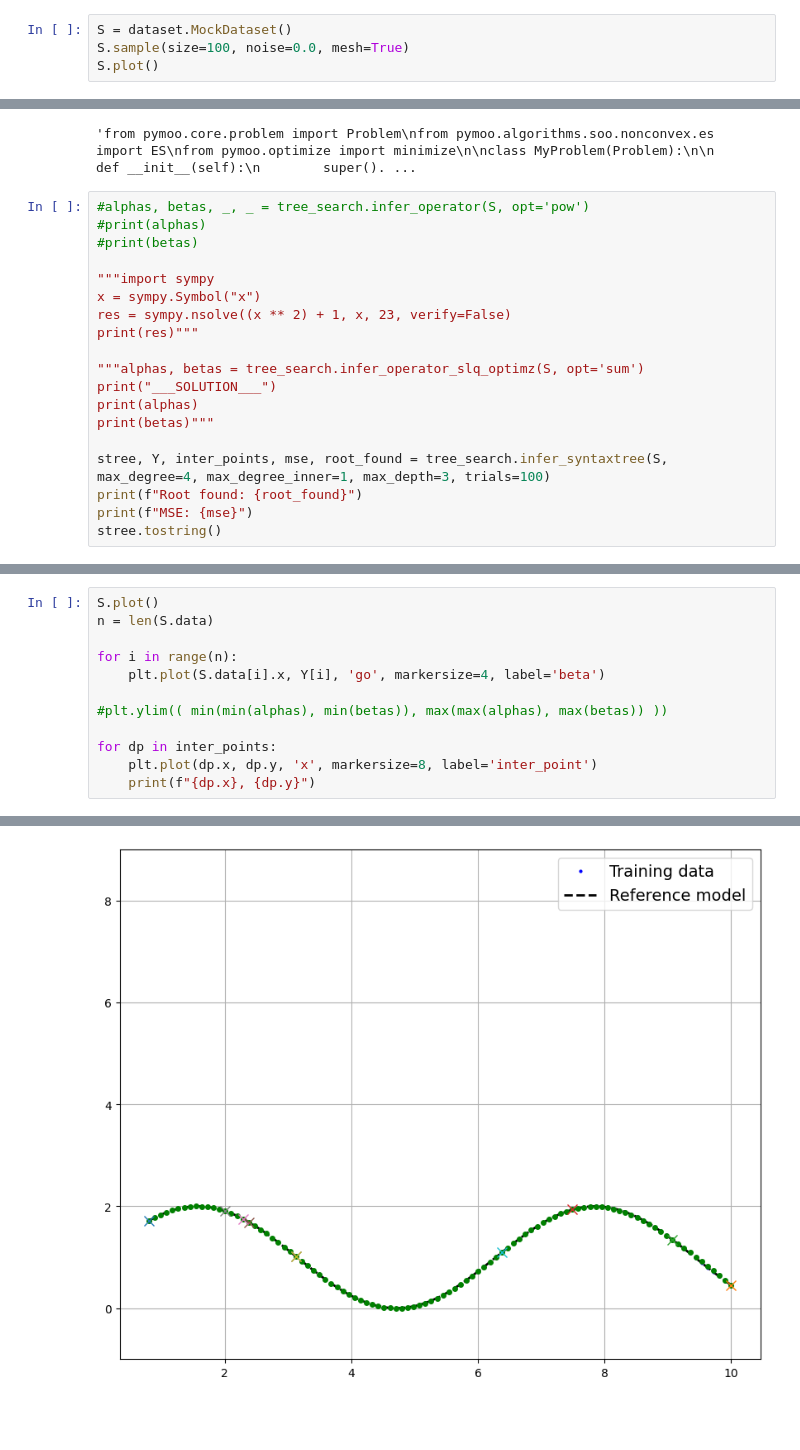
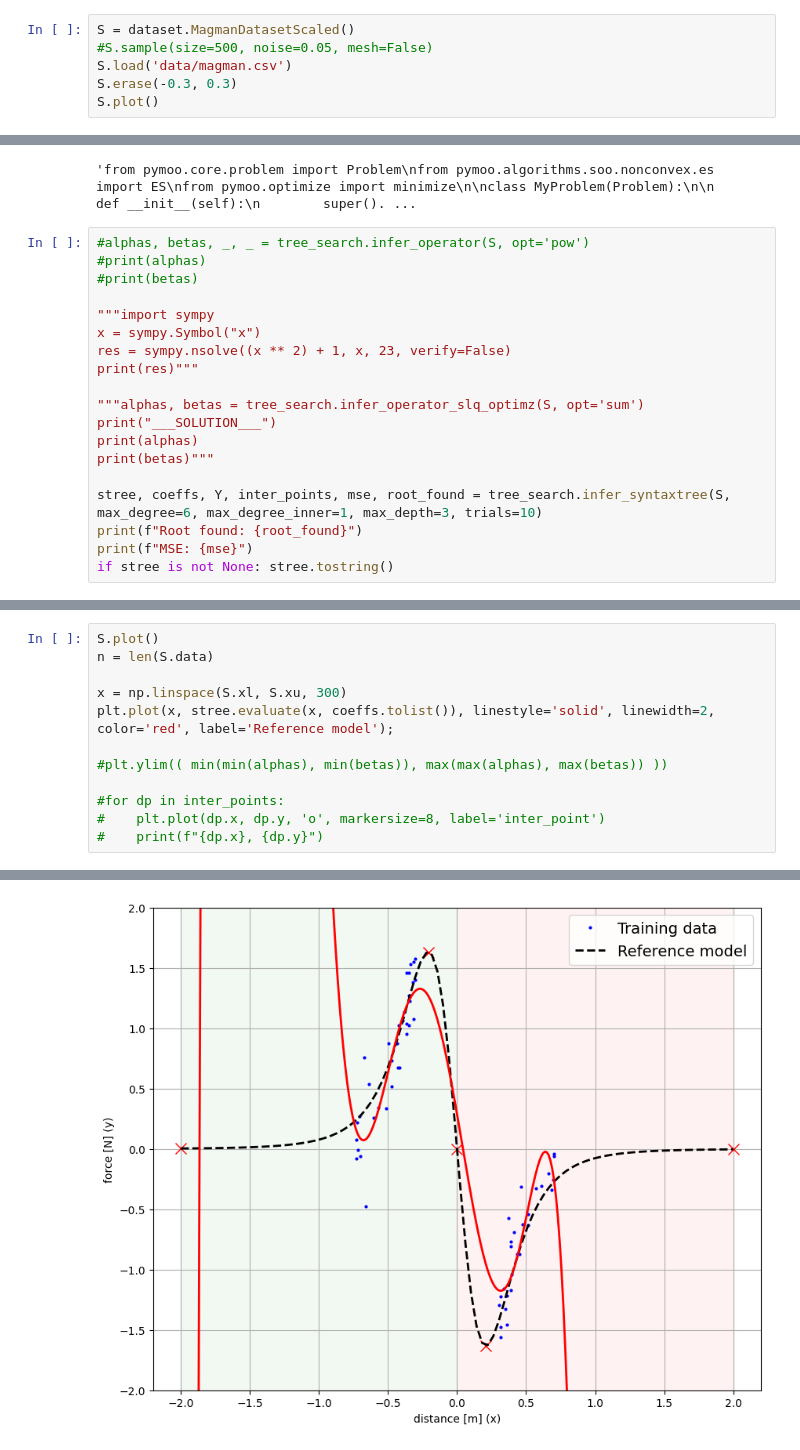
Before and after one commit to AgostinoRizzo/genpro, a Jupyter notebook: tree-search.ipynb, the cells around one changed output, grey strips where cells are left out. Drawn from its saved outputs; the diff is of its cells as text; blank space fills up the shorter version.

Commit message:
Add data fitting in tree search.

```diff
--- a/tree-search.ipynb
+++ b/tree-search.ipynb
@@ -5,7 +6,9 @@ import tree_search
 import sympy
 sympy.init_printing()
 # %%
-S = dataset.MockDataset()
-S.sample(size=100, noise=0.0, mesh=True)
+S = dataset.MagmanDatasetScaled()
+#S.sample(size=500, noise=0.05, mesh=False)
+S.load('data/magman.csv')
+S.erase(-0.3, 0.3)
 S.plot()
 # %% [output]
@@ -66,8 +66,8 @@ print("___SOLUTION___")
 print(alphas)
 print(betas)"""
 
-stree, Y, inter_points, mse, root_found = tree_search.infer_syntaxtree(S, max_degree=4, max_degree_inner=1, max_depth=3, trials=100)
+stree, coeffs, Y, inter_points, mse, root_found = tree_search.infer_syntaxtree(S, max_degree=6, max_degree_inner=1, max_depth=3, trials=10)
 print(f"Root found: {root_found}")
 print(f"MSE: {mse}")
-stree.tostring()
+if stree is not None: stree.tostring()
 # %% [output]
@@ -90,12 +84,12 @@ sympy.parse_expr(stree.tostring(), evaluate=False)
 S.plot()
 n = len(S.data)
 
-for i in range(n):
-    plt.plot(S.data[i].x, Y[i], 'go', markersize=4, label='beta')
+x = np.linspace(S.xl, S.xu, 300)
+plt.plot(x, stree.evaluate(x, coeffs.tolist()), linestyle='solid', linewidth=2, color='red', label='Reference model');
 
 #plt.ylim(( min(min(alphas), min(betas)), max(max(alphas), max(betas)) ))
 
-for dp in inter_points:
-    plt.plot(dp.x, dp.y, 'x', markersize=8, label='inter_point')
-    print(f"{dp.x}, {dp.y}")
+#for dp in inter_points:
+#    plt.plot(dp.x, dp.y, 'o', markersize=8, label='inter_point')
+#    print(f"{dp.x}, {dp.y}")
 # %% [output]
@@ -112 +96 @@ for dp in inter_points:
-[figure, old version]
+[figure, new version]
```
Also changed, not shown: parts of 6 cells of this notebook, 1 other file.
